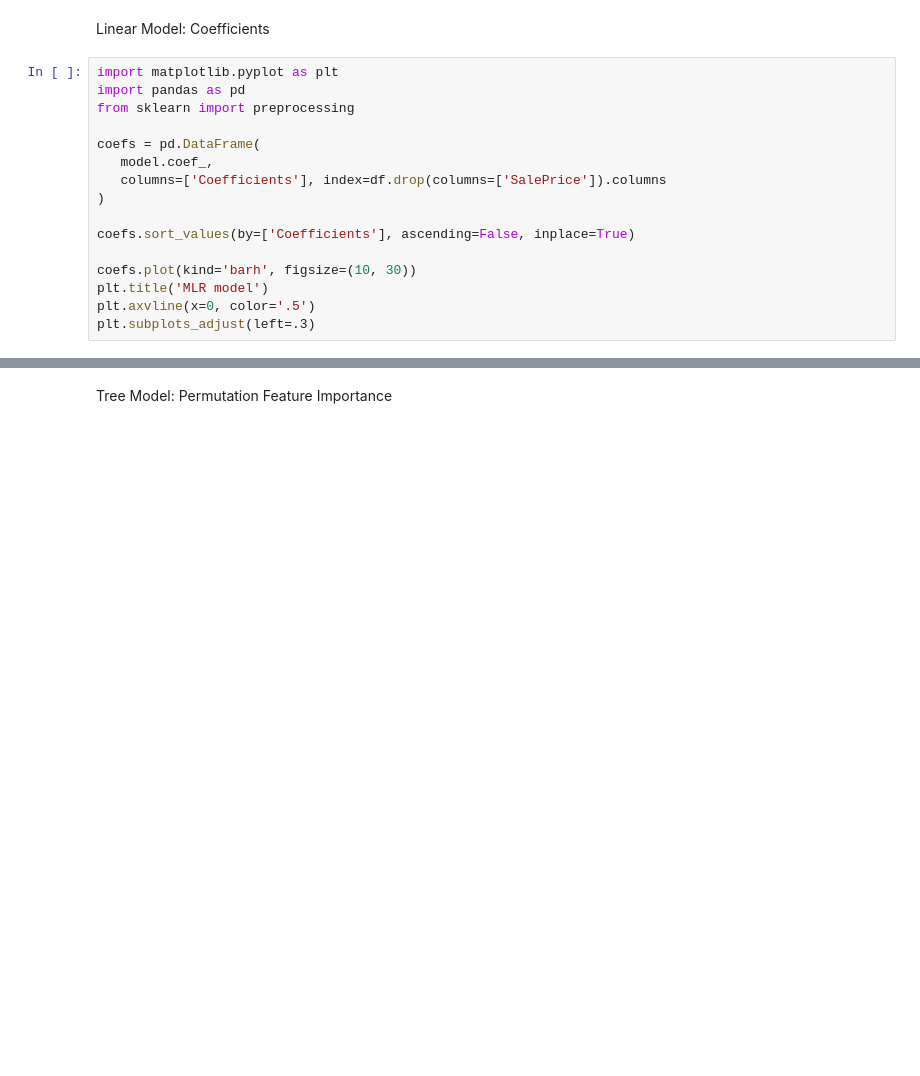
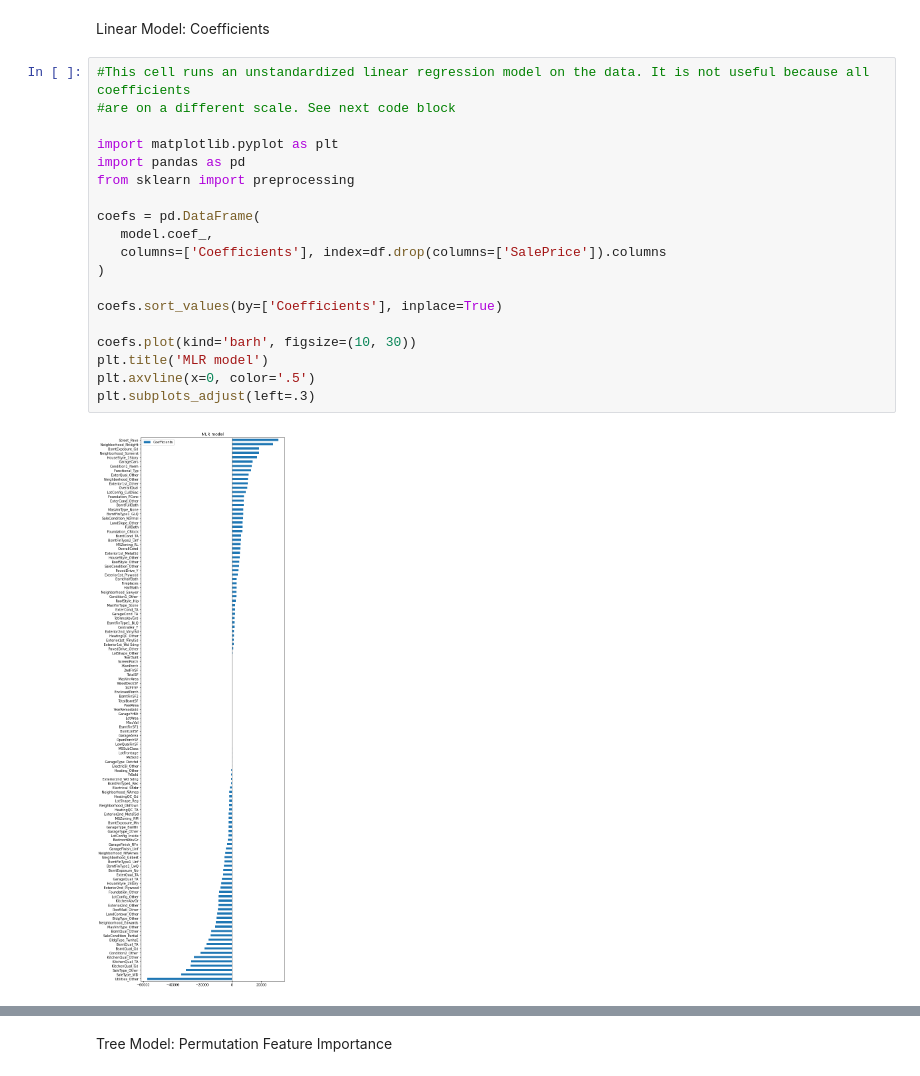
Before and after one commit to idayley/IS455, a Jupyter notebook: 3 Textbook/14 Pipelines Feature Selection.ipynb, the cells around one changed output, grey strips where cells are left out. Cells and saved outputs as stored; diff of their text form; blank space fills up the shorter version.

```diff
--- a/3 Textbook/14 Pipelines Feature Selection.ipynb
+++ b/3 Textbook/14 Pipelines Feature Selection.ipynb
@@ -116,19 +118,24 @@ plt.show()
 # %% [markdown]
 Linear Model: Coefficients
 # %%
+#This cell runs an unstandardized linear regression model on the data. It is not useful because all coefficients
+#are on a different scale. See next code block
+
 import matplotlib.pyplot as plt
 import pandas as pd
 from sklearn import preprocessing
 
 coefs = pd.DataFrame(
    model.coef_,
    columns=['Coefficients'], index=df.drop(columns=['SalePrice']).columns
 )
 
-coefs.sort_values(by=['Coefficients'], ascending=False, inplace=True)
+coefs.sort_values(by=['Coefficients'], inplace=True)
 
 coefs.plot(kind='barh', figsize=(10, 30))
 plt.title('MLR model')
 plt.axvline(x=0, color='.5')
 plt.subplots_adjust(left=.3)
+# %% [output]
+[figure, added]
 # %%
```
Also changed, not shown: parts of 15 cells of this notebook.
